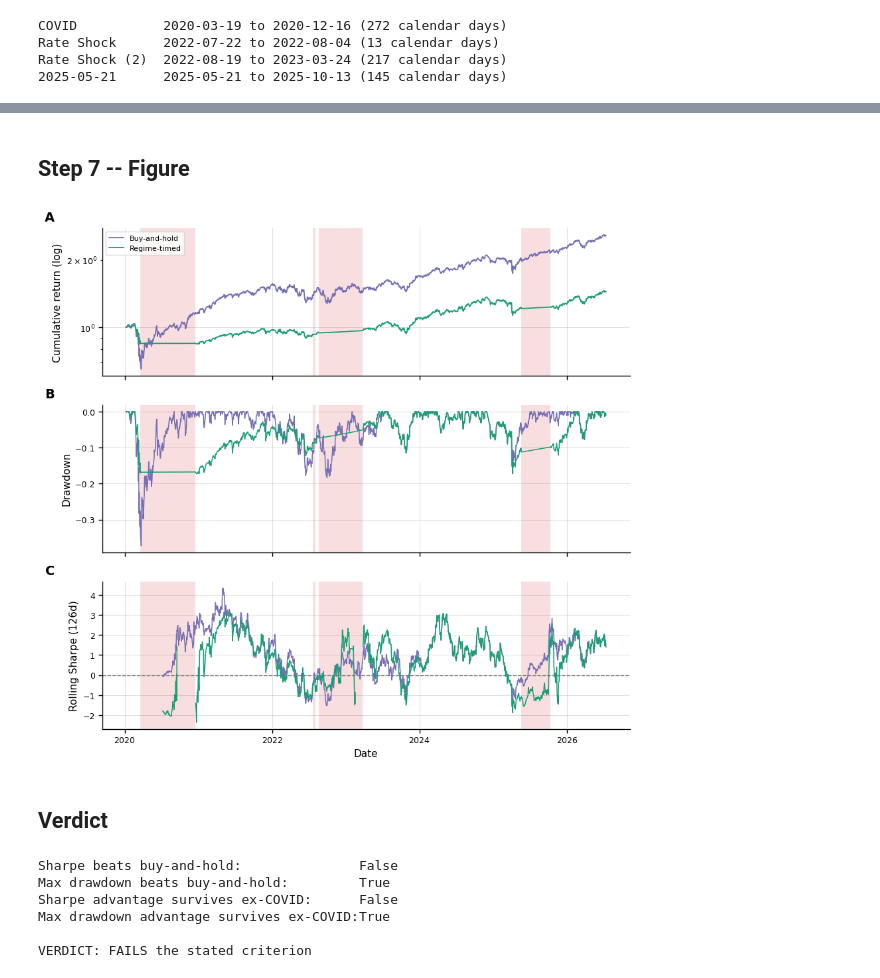
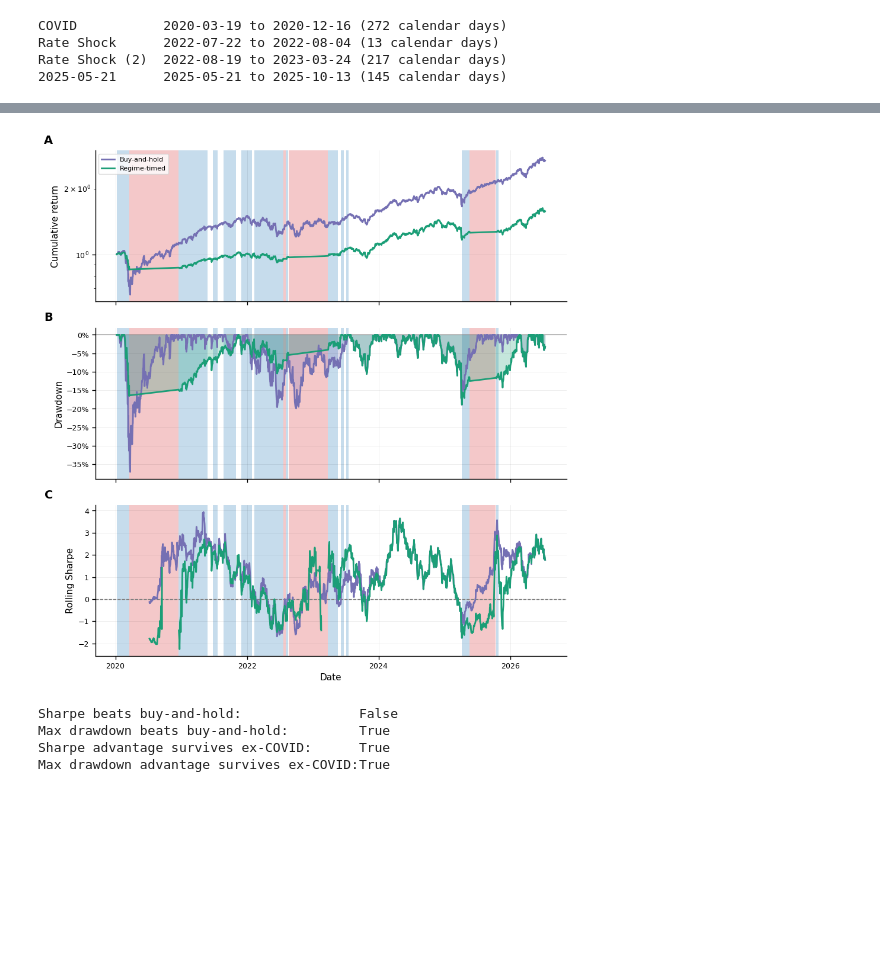
Before and after one commit to AbbinavSK/Regime-Detection-in-Financial_Markets, a Jupyter notebook: portfolio_analysis.ipynb, the cells around one changed output, grey strips where cells are left out. Drawn from its saved outputs; the diff is of its cells as text; code cells hidden in the pictures; blank space fills up the shorter version.

```diff
--- a/portfolio_analysis.ipynb
+++ b/portfolio_analysis.ipynb
@@ -375,10 +336,9 @@ else:
     ex_covid_rows = []
     for name, (exposure, ret) in STRATEGIES.items():
         ret_ex = ret[keep_mask]
-        rf_ex = risk_free_test[keep_mask]
         ex_covid_rows.append({
             "strategy": name, "CAGR": cagr(ret_ex), "Annualised vol": annualised_vol(ret_ex),
-            "Sharpe (excess)": sharpe_ratio(ret_ex, rf_ex), "Max drawdown": max_drawdown(ret_ex),
+            "Sharpe": sharpe_ratio(ret_ex, risk_free_daily), "Max drawdown": max_drawdown(ret_ex),
             "Calmar": calmar_ratio(ret_ex),
         })
     ex_covid_table = pd.DataFrame(ex_covid_rows).set_index("strategy")
@@ -455,68 +375,78 @@ pd.DataFrame(cost_rows).set_index(["strategy", "cost_bps"]).round(4)
-# %% [markdown]
-## Step 7 -- Figure
+# %%
+# Functions: drawdown series, rolling Sharpe, and contiguous date spans for a given regime (for shading)
+def drawdown_series(returns):
+    cumulative = (1 + returns).cumprod()
+    return cumulative / cumulative.cummax() - 1
+
+
+def rolling_sharpe(returns, r_f, window=ROLLING_SHARPE_WINDOW, periods_per_year=TRADING_DAYS_PER_YEAR):
+    excess = returns - r_f
+    return excess.rolling(window).mean() / excess.rolling(window).std() * np.sqrt(periods_per_year)
+
+
+def regime_spans(regime_series, regime_name):
+    is_regime = regime_series == regime_name
+    episode_id = (is_regime != is_regime.shift(fill_value=False)).cumsum()
+    return [(g.index.min(), g.index.max()) for _, g in regime_series[is_regime].groupby(episode_id[is_regime])]
 # %%
 # Equity curve, drawdown, and rolling Sharpe, stacked on a shared date axis -- display only, not saved
-def drawdown_series(returns):
-    cumulative = (1 + returns).cumprod()
-    return cumulative / cumulative.cummax() - 1
+transitional_spans = regime_spans(regime_daily_test, "Transitional")
+LINEWIDTH = 2.0
+GRID_ALPHA = 0.08
+REGIME_SHADE_ALPHA = 0.25
 
-
-def rolling_sharpe(returns, r_f, window=ROLLING_SHARPE_WINDOW, periods_per_year=TRADING_DAYS_PER_YEAR):
-    excess = returns - r_f
-    return excess.rolling(window).mean() / excess.rolling(window).std() * np.sqrt(periods_per_year)
-
-
-fig, axes = plt.subplots(3, 1, figsize=(9, 8.5), sharex=True)
+fig, axes = plt.subplots(3, 1, figsize=(9, 9.5), sharex=True)
 panel_letters = iter("ABC")
 
+strategy_handles = []
 for name, (_, ret) in STRATEGIES.items():
-    axes[0].plot((1 + ret).cumprod(), label=name, color=STRATEGY_COLOURS[name], linewidth=1.3)
+    line, = axes[0].plot((1 + ret).cumprod(), label=name, color=STRATEGY_COLOURS[name], linewidth=LINEWIDTH, zorder=3)
+    strategy_handles.append(line)
 axes[0].set_yscale("log")
-axes[0].set_ylabel("Cumulative return (log)")
-axes[0].legend(loc="upper left", frameon=True, facecolor="white", edgecolor="lightgray", fontsize=8)
+axes[0].set_ylabel("Cumulative return")
 
 for name, (_, ret) in STRATEGIES.items():
-    axes[1].plot(drawdown_series(ret), color=STRATEGY_COLOURS[name], linewidth=1.1)
+    dd = drawdown_series(ret)
+    axes[1].fill_between(dd.index, dd.values, 0, color=STRATEGY_COLOURS[name], alpha=0.25, linewidth=0, zorder=1)
+    axes[1].plot(dd, color=STRATEGY_COLOURS[name], linewidth=LINEWIDTH, zorder=3)
+axes[1].axhline(0.0, color=NEUTRAL_COLOURS["reference"], linewidth=0.8, zorder=2)
+axes[1].yaxis.set_major_formatter(mticker.PercentFormatter(xmax=1, decimals=0))
 axes[1].set_ylabel("Drawdown")
 
 for name, (_, ret) in STRATEGIES.items():
-    axes[2].plot(rolling_sharpe(ret, risk_free_test), color=STRATEGY_COLOURS[name], linewidth=1.1)
-axes[2].axhline(0.0, color=NEUTRAL_COLOURS["reference"], linestyle="--", linewidth=1.0, zorder=1)
-axes[2].set_ylabel(f"Rolling Sharpe ({ROLLING_SHARPE_WINDOW}d)")
+    axes[2].plot(rolling_sharpe(ret, risk_free_daily), color=STRATEGY_COLOURS[name], linewidth=LINEWIDTH, zorder=3)
+axes[2].axhline(0.0, color=NEUTRAL_COLOURS["reference"], linestyle="--", linewidth=1.0, zorder=2)
+axes[2].set_ylabel("Rolling Sharpe")
 
 for ax in axes:
-    for start, end in crisis_spans:
-        ax.axvspan(start, end, color=REGIME_PALETTE[2], alpha=0.15, linewidth=0, zorder=0)
+    shade_periods(ax, transitional_spans, REGIME_PALETTE[1], alpha=REGIME_SHADE_ALPHA, zorder=0)
+    shade_periods(ax, crisis_spans, REGIME_PALETTE[2], alpha=REGIME_SHADE_ALPHA, zorder=0)
     add_panel_label(ax, next(panel_letters), x=-0.09, y=1.03)
     format_date_axis(ax)
     style_axis(ax, grid=True)
+    ax.grid(True, alpha=GRID_ALPHA)
 
+axes[0].legend(handles=strategy_handles, loc="upper left", frameon=True,
+               facecolor="white", edgecolor="lightgray", fontsize=8, ncol=1)
 axes[-1].set_xlabel("Date")
 plt.tight_layout()
 plt.show()
 # %% [output]
-[figure, old version]
+[figure, new version]
-# %% [markdown]
-## Verdict
 # %%
 # Check the regime-timed strategy against the success criterion, verbatim from the top of this notebook
-sharpe_beats_bah = metrics_table.loc["Regime-timed", "Sharpe (excess)"] > metrics_table.loc["Buy-and-hold", "Sharpe (excess)"]
+sharpe_beats_bah = metrics_table.loc["Regime-timed", "Sharpe"] > metrics_table.loc["Buy-and-hold", "Sharpe"]
 mdd_beats_bah = metrics_table.loc["Regime-timed", "Max drawdown"] > metrics_table.loc["Buy-and-hold", "Max drawdown"]
-sharpe_beats_bah_ex_covid = ex_covid_table.loc["Regime-timed", "Sharpe (excess)"] > ex_covid_table.loc["Buy-and-hold", "Sharpe (excess)"]
+sharpe_beats_bah_ex_covid = ex_covid_table.loc["Regime-timed", "Sharpe"] > ex_covid_table.loc["Buy-and-hold", "Sharpe"]
 mdd_beats_bah_ex_covid = ex_covid_table.loc["Regime-timed", "Max drawdown"] > ex_covid_table.loc["Buy-and-hold", "Max drawdown"]
 survives_ex_covid = sharpe_beats_bah_ex_covid and mdd_beats_bah_ex_covid
 
-verdict = sharpe_beats_bah and mdd_beats_bah and survives_ex_covid
-verdict_text = "SUCCESS" if verdict else "FAILS the stated criterion"
 print(f"Sharpe beats buy-and-hold:               {sharpe_beats_bah}")
 print(f"Max drawdown beats buy-and-hold:         {mdd_beats_bah}")
 print(f"Sharpe advantage survives ex-COVID:      {sharpe_beats_bah_ex_covid}")
 print(f"Max drawdown advantage survives ex-COVID:{mdd_beats_bah_ex_covid}")
-print(f"\nVERDICT: {verdict_text}")
 # %% [output]
 Sharpe beats buy-and-hold:               False
 Max drawdown beats buy-and-hold:         True
-Sharpe advantage survives ex-COVID:      False
+Sharpe advantage survives ex-COVID:      True
 Max drawdown advantage survives ex-COVID:True
-
-VERDICT: FAILS the stated criterion
```
Also changed, not shown: parts of 31 cells of this notebook, 6 other files.
